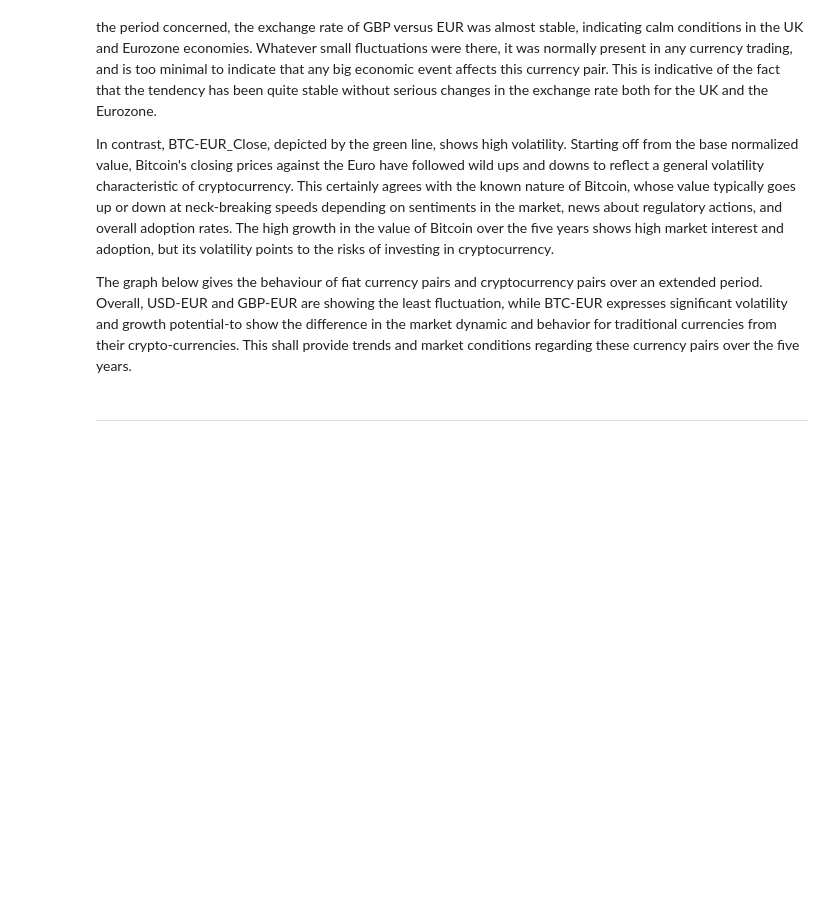
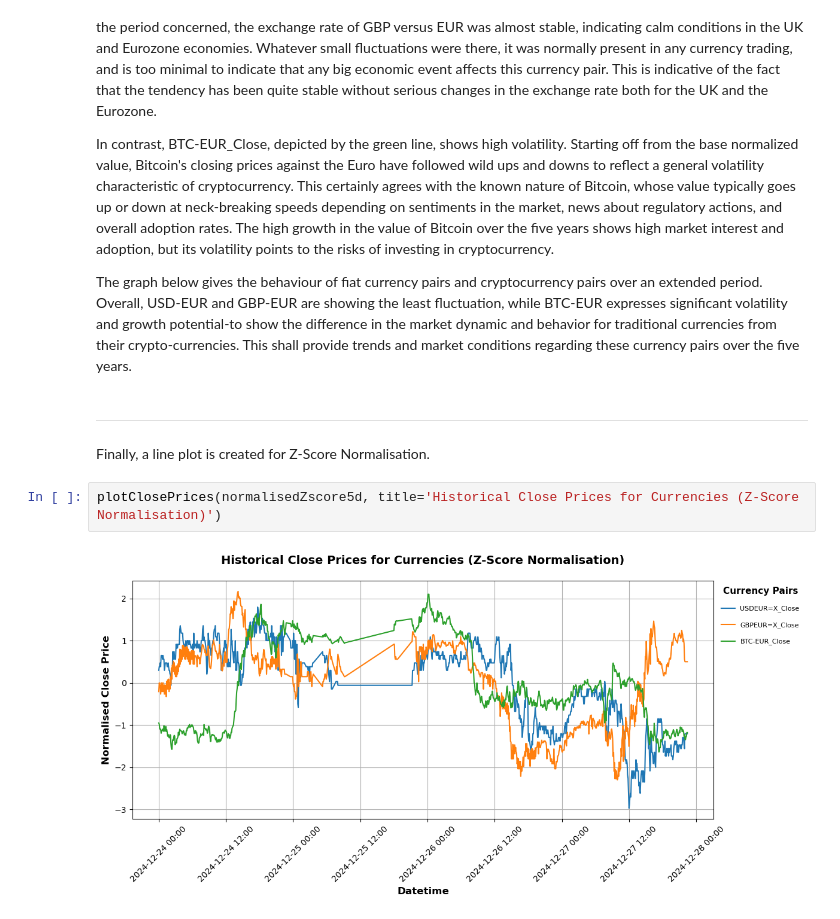
Before and after one commit to TomUszyn/PFDA-project, a Jupyter notebook: analysingCurrencyTrends.ipynb, the cells around one changed output. Drawn from its saved outputs; the diff is of its cells as text; blank space fills up the shorter version.

Commit message:
Added plots and comments to plots when using Z-Score Normalisation.

```diff
--- a/analysingCurrencyTrends.ipynb
+++ b/analysingCurrencyTrends.ipynb
@@ -626,3 +626,9 @@ In contrast, BTC-EUR_Close, depicted by the green line, shows high volatility. S
 The graph below gives the behaviour of fiat currency pairs and cryptocurrency pairs over an extended period. Overall, USD-EUR and GBP-EUR are showing the least fluctuation, while BTC-EUR expresses significant volatility and growth potential-to show the difference in the market dynamic and behavior for traditional currencies from their crypto-currencies. This shall provide trends and market conditions regarding these currency pairs over the five years.
 # %% [markdown]
 ***
+# %% [markdown]
+ Finally, a line plot is created for Z-Score Normalisation.
+# %%
+plotClosePrices(normalisedZscore5d, title='Historical Close Prices for Currencies (Z-Score Normalisation)')
+# %% [output]
+[figure, added]
```
Also changed, not shown: parts of 10 cells of this notebook, 9 other files.
